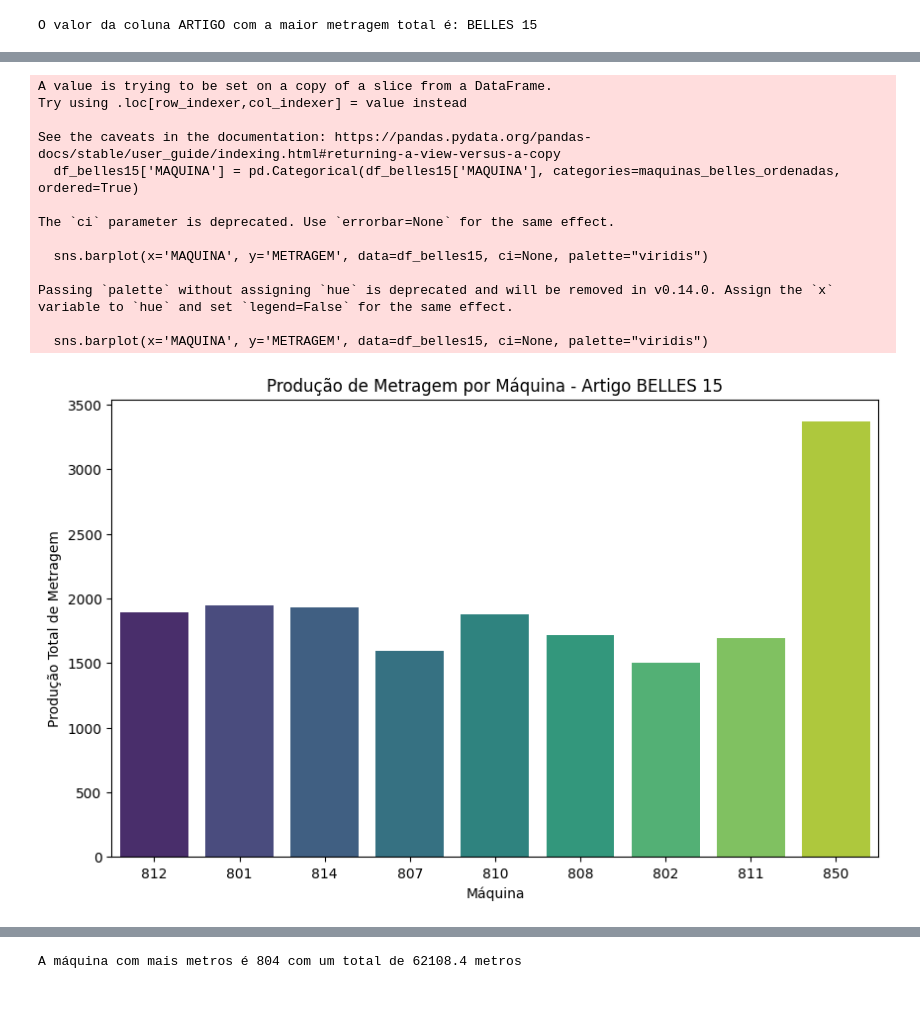
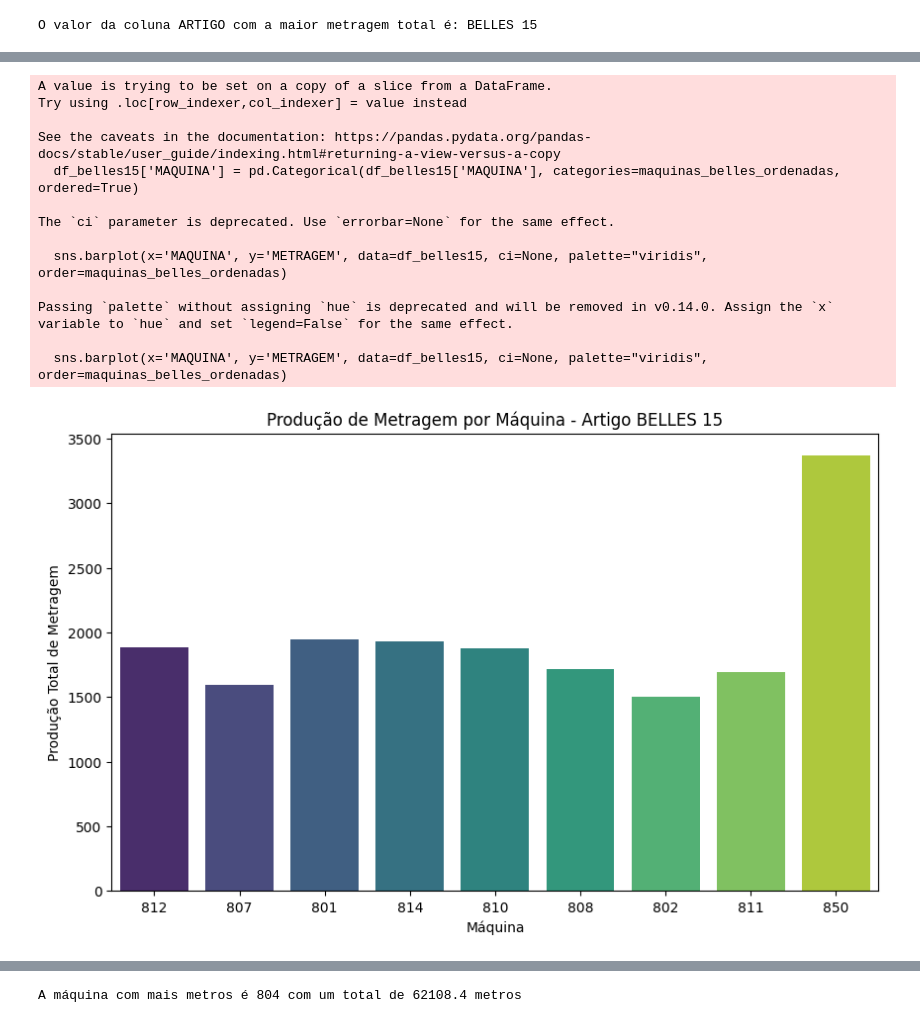
Before and after one commit to luisfernandogbraga/ANALISE_DE_PRODU-O_DULOREN, a Jupyter notebook: PRODUÇÃO.ipynb, the cells around one changed output, grey strips where cells are left out. Drawn from its saved outputs; the diff is of its cells as text; code cells hidden in the pictures.

```diff
--- a/PRODUÇÃO.ipynb
+++ b/PRODUÇÃO.ipynb
@@ -121,34 +135,34 @@ Name: METRAGEM, dtype: float64
 # Filtro para o artigo BELLES 15
 df_belles15 = df[df['ARTIGO'] == 'BELLES 15']
 
 # Agrupar por máquina e somar as metragens
 total_metrage_belles = df_belles15.groupby('MAQUINA')['METRAGEM'].sum()
 
 # Ordenar as máquinas pelo total de metragem em ordem decrescente
 maquinas_belles_ordenadas = total_metrage_belles.sort_values(ascending=False).index
 
 # Converter a coluna 'MAQUINA' para o tipo categórico com a ordem desejada
 df_belles15['MAQUINA'] = pd.Categorical(df_belles15['MAQUINA'], categories=maquinas_belles_ordenadas, ordered=True)
 
 # Plotar gráfico de barras para a produção de METRAGEM por máquina para o artigo BELLES 15
 plt.figure(figsize=(10, 6))
-sns.barplot(x='MAQUINA', y='METRAGEM', data=df_belles15, ci=None, palette="viridis")
+sns.barplot(x='MAQUINA', y='METRAGEM', data=df_belles15, ci=None, palette="viridis", order=maquinas_belles_ordenadas)
 plt.title('Produção de Metragem por Máquina - Artigo BELLES 15')
 plt.xlabel('Máquina')
 plt.ylabel('Produção Total de Metragem')
 plt.show()
 # %% [output]
 A value is trying to be set on a copy of a slice from a DataFrame.
 Try using .loc[row_indexer,col_indexer] = value instead
 
 See the caveats in the documentation: https://pandas.pydata.org/pandas-docs/stable/user_guide/indexing.html#returning-a-view-versus-a-copy
   df_belles15['MAQUINA'] = pd.Categorical(df_belles15['MAQUINA'], categories=maquinas_belles_ordenadas, ordered=True)
 
 The `ci` parameter is deprecated. Use `errorbar=None` for the same effect.
 
-  sns.barplot(x='MAQUINA', y='METRAGEM', data=df_belles15, ci=None, palette="viridis")
+  sns.barplot(x='MAQUINA', y='METRAGEM', data=df_belles15, ci=None, palette="viridis", order=maquinas_belles_ordenadas)
 
 Passing `palette` without assigning `hue` is deprecated and will be removed in v0.14.0. Assign the `x` variable to `hue` and set `legend=False` for the same effect.
 
-  sns.barplot(x='MAQUINA', y='METRAGEM', data=df_belles15, ci=None, palette="viridis")
+  sns.barplot(x='MAQUINA', y='METRAGEM', data=df_belles15, ci=None, palette="viridis", order=maquinas_belles_ordenadas)
-[figure, old version]
+[figure, new version]
```
Also changed, not shown: parts of 9 cells of this notebook.
